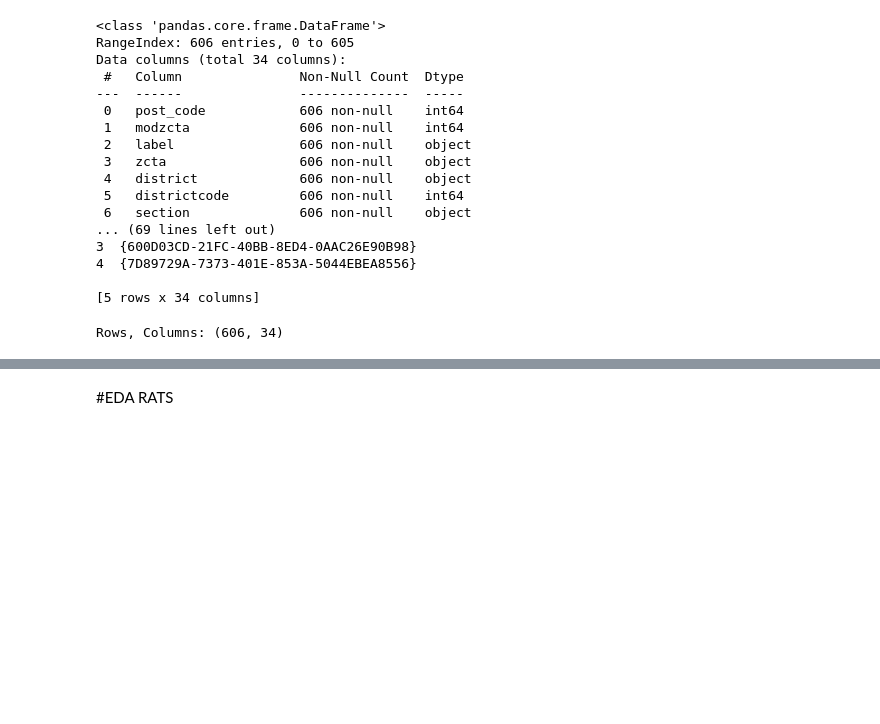
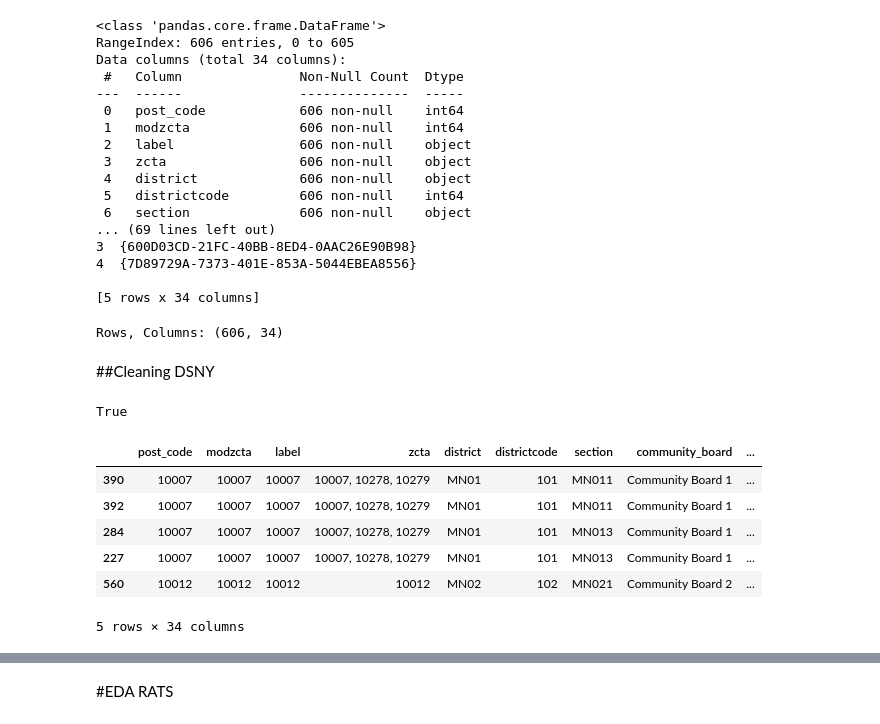
Before and after one commit to MarcusQuigley/Mel-main, a Jupyter notebook: rat_sightings_nyc1.ipynb, the cells around one changed output, grey strips where cells are left out. Drawn from its saved outputs; the diff is of its cells as text; code cells hidden in the pictures; blank space fills up the shorter version.

```diff
--- a/rat_sightings_nyc1.ipynb
+++ b/rat_sightings_nyc1.ipynb
@@ -175,3 +180,20 @@ print('Rows, Columns:', dsny.shape)
 #610, 31
 # %% [output]
 Rows, Columns: (606, 34)
+# %% [markdown]
+##Cleaning DSNY
+# %%
+dsny1 = dsny.drop_duplicates()
+dsny1.shape == dsny.shape #(80475, 24)  (80481, 24)
+# %% [output]
+True
+# %%
+dsny1.sort_values(by=['schedulecode','modzcta', 'post_code']).head(5)
+# %% [output]
+|  | post_code | modzcta | label | zcta | district | districtcode | section | community_board | ... |
+| 390 | 10007 | 10007 | 10007 | 10007, 10278, 10279 | MN01 | 101 | MN011 | Community Board 1 | ... |
+| 392 | 10007 | 10007 | 10007 | 10007, 10278, 10279 | MN01 | 101 | MN011 | Community Board 1 | ... |
+| 284 | 10007 | 10007 | 10007 | 10007, 10278, 10279 | MN01 | 101 | MN013 | Community Board 1 | ... |
+| 227 | 10007 | 10007 | 10007 | 10007, 10278, 10279 | MN01 | 101 | MN013 | Community Board 1 | ... |
+| 560 | 10012 | 10012 | 10012 | 10012 | MN02 | 102 | MN021 | Community Board 2 | ... |
+5 rows × 34 columns
```
Also changed, not shown: parts of 47 cells of this notebook.
